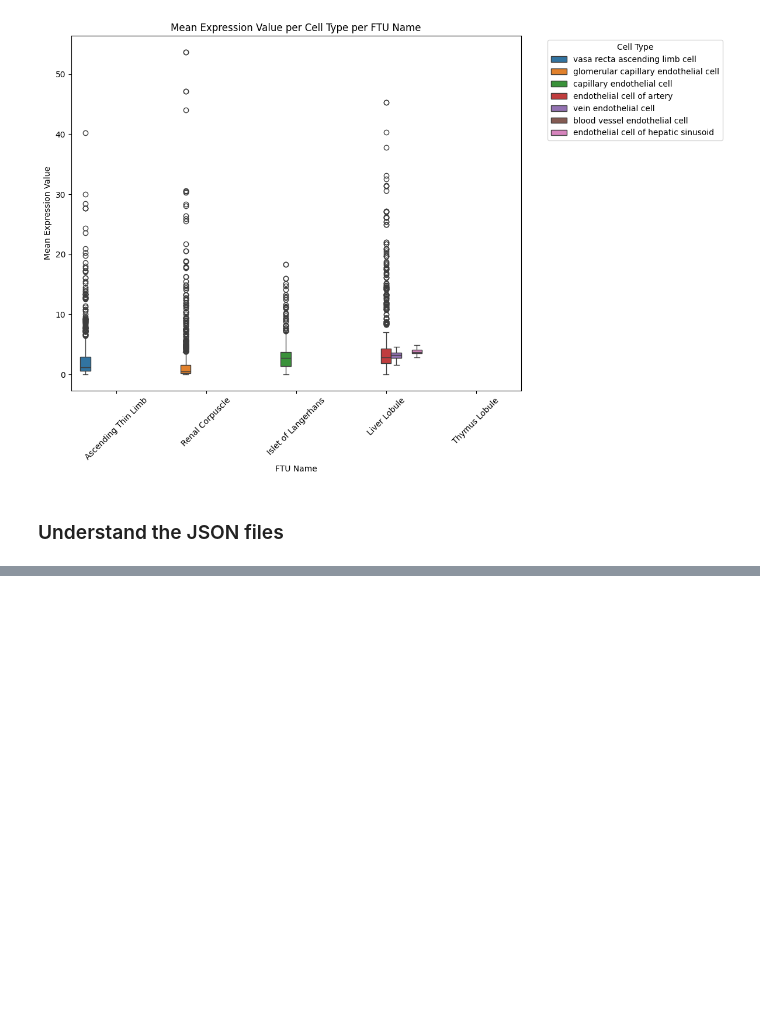
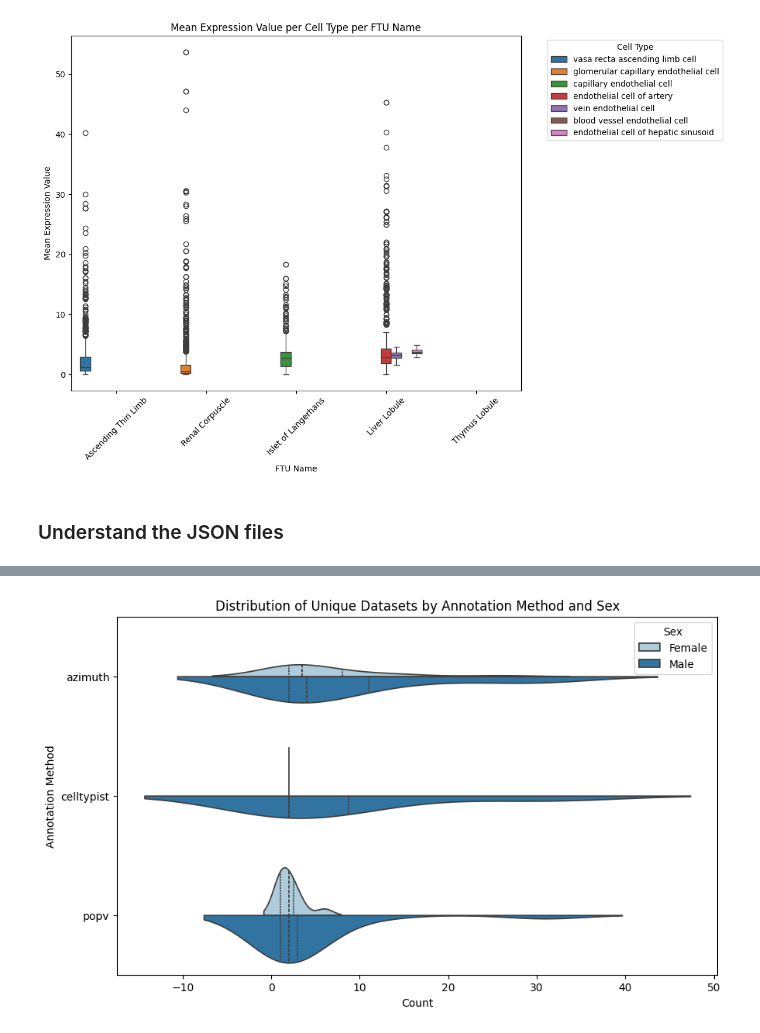
Before and after one commit to cns-iu/hra-ftu-explorer-supporting-information, a Jupyter notebook: FTU-workflow.ipynb, the cells around one changed output, grey strips where cells are left out. Cells and saved outputs as stored; diff of their text form; code cells hidden in the pictures; blank space fills up the shorter version.

```diff
--- a/FTU-workflow.ipynb
+++ b/FTU-workflow.ipynb
@@ -1287,0 +1354,15 @@ extracted_df_summary.to_csv('output/Dataset-source-cell-summary.csv', index=Fals
+# %%
+plt.figure(figsize=(10, 6))
+sns.violinplot(
+    data=latest_dataset_counts_combined,
+    x="unique_dataset_count", y="annotation_method", hue="sex_label",
+    split=True, inner="quart", palette=custom_palette
+)
+
+plt.title("Distribution of Unique Datasets by Annotation Method and Sex")
+plt.xlabel("Count")
+plt.ylabel("Annotation Method")
+plt.legend(title="Sex")
+plt.show()
+# %% [output]
+[figure, added]
```
Also changed, not shown: parts of 2 cells of this notebook, 1 other file.
